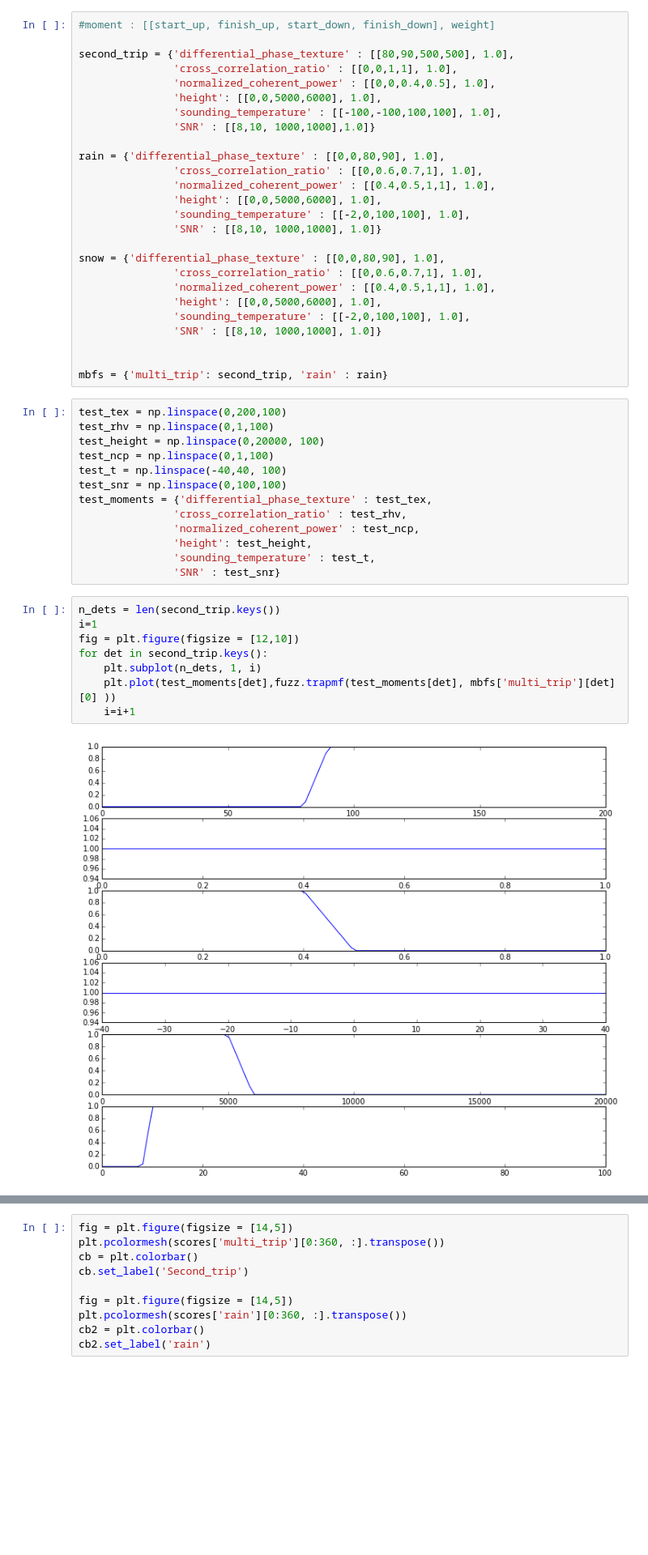
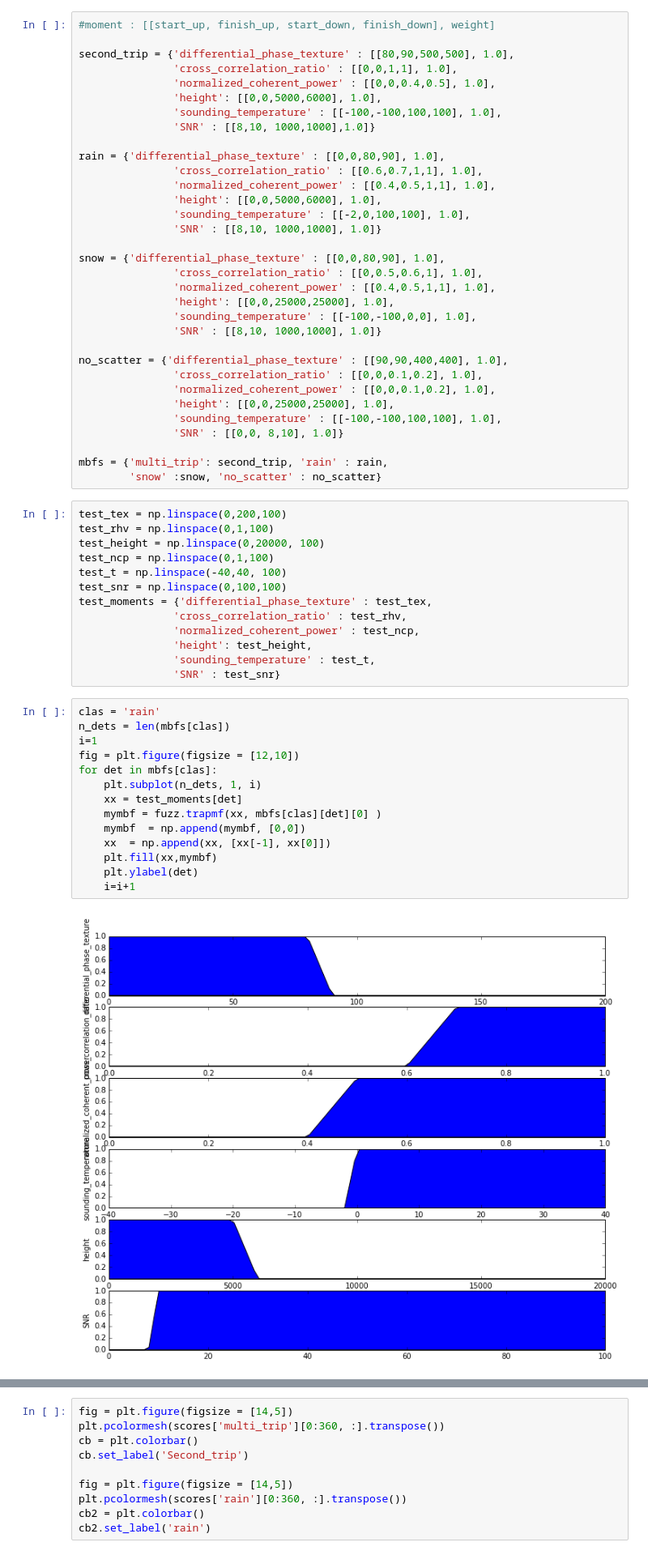
Before and after one commit to ANL-DIGR/openvap, a Jupyter notebook: development/cmac2/notebooks/2 Fuzzy Logic exploration, a simple stab.ipynb, the cells around one changed output, grey strips where cells are left out. Shown at 81% size. Drawn from its saved outputs; the diff is of its cells as text; blank space fills up the shorter version.

```diff
--- a/development/cmac2/notebooks/2 Fuzzy Logic exploration, a simple stab.ipynb
+++ b/development/cmac2/notebooks/2 Fuzzy Logic exploration, a simple stab.ipynb
@@ -335,21 +335,28 @@ second_trip = {'differential_phase_texture' : [[80,90,500,500], 1.0],
                'SNR' : [[8,10, 1000,1000],1.0]}
 
 rain = {'differential_phase_texture' : [[0,0,80,90], 1.0],
-               'cross_correlation_ratio' : [[0,0.6,0.7,1], 1.0],
+               'cross_correlation_ratio' : [[0.6,0.7,1,1], 1.0],
                'normalized_coherent_power' : [[0.4,0.5,1,1], 1.0],
                'height': [[0,0,5000,6000], 1.0],
                'sounding_temperature' : [[-2,0,100,100], 1.0],
                'SNR' : [[8,10, 1000,1000], 1.0]}
 
 snow = {'differential_phase_texture' : [[0,0,80,90], 1.0],
-               'cross_correlation_ratio' : [[0,0.6,0.7,1], 1.0],
+               'cross_correlation_ratio' : [[0,0.5,0.6,1], 1.0],
                'normalized_coherent_power' : [[0.4,0.5,1,1], 1.0],
-               'height': [[0,0,5000,6000], 1.0],
-               'sounding_temperature' : [[-2,0,100,100], 1.0],
+               'height': [[0,0,25000,25000], 1.0],
+               'sounding_temperature' : [[-100,-100,0,0], 1.0],
                'SNR' : [[8,10, 1000,1000], 1.0]}
 
+no_scatter = {'differential_phase_texture' : [[90,90,400,400], 1.0],
+               'cross_correlation_ratio' : [[0,0,0.1,0.2], 1.0],
+               'normalized_coherent_power' : [[0,0,0.1,0.2], 1.0],
+               'height': [[0,0,25000,25000], 1.0],
+               'sounding_temperature' : [[-100,-100,100,100], 1.0],
+               'SNR' : [[0,0, 8,10], 1.0]}
 
-mbfs = {'multi_trip': second_trip, 'rain' : rain}
+mbfs = {'multi_trip': second_trip, 'rain' : rain,
+        'snow' :snow, 'no_scatter' : no_scatter}
 # %%
 test_tex = np.linspace(0,200,100)
 test_rhv = np.linspace(0,1,100)
@@ -364,15 +371,21 @@ test_moments = {'differential_phase_texture' : test_tex,
                'sounding_temperature' : test_t,
                'SNR' : test_snr}
 # %%
-n_dets = len(second_trip.keys())
+clas = 'rain'
+n_dets = len(mbfs[clas])
 i=1
 fig = plt.figure(figsize = [12,10])
-for det in second_trip.keys():
+for det in mbfs[clas]:
     plt.subplot(n_dets, 1, i)
-    plt.plot(test_moments[det],fuzz.trapmf(test_moments[det], mbfs['multi_trip'][det][0] ))
+    xx = test_moments[det]
+    mymbf = fuzz.trapmf(xx, mbfs[clas][det][0] )
+    mymbf  = np.append(mymbf, [0,0])
+    xx  = np.append(xx, [xx[-1], xx[0]])
+    plt.fill(xx,mymbf)
+    plt.ylabel(det)
     i=i+1
 # %% [output]
-[figure, old version]
+[figure, new version]
 # %%
 flds = csapr_radar.fields
 scores = {}
```
Also changed, not shown: parts of 3 cells of this notebook.
